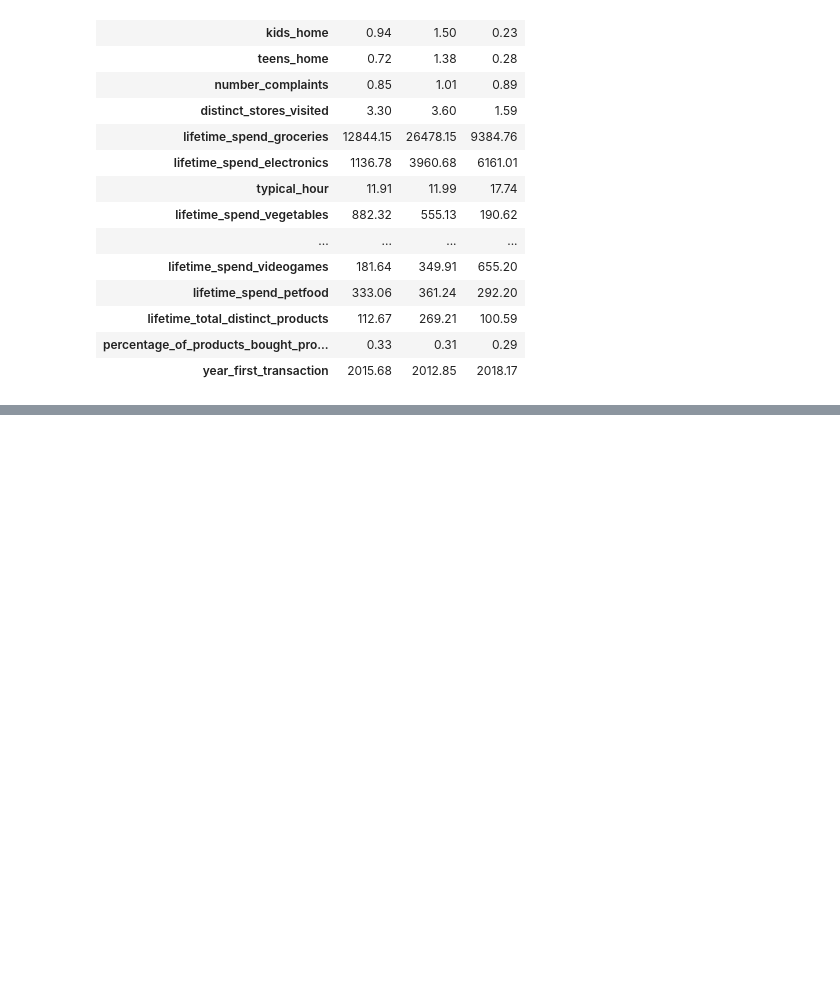
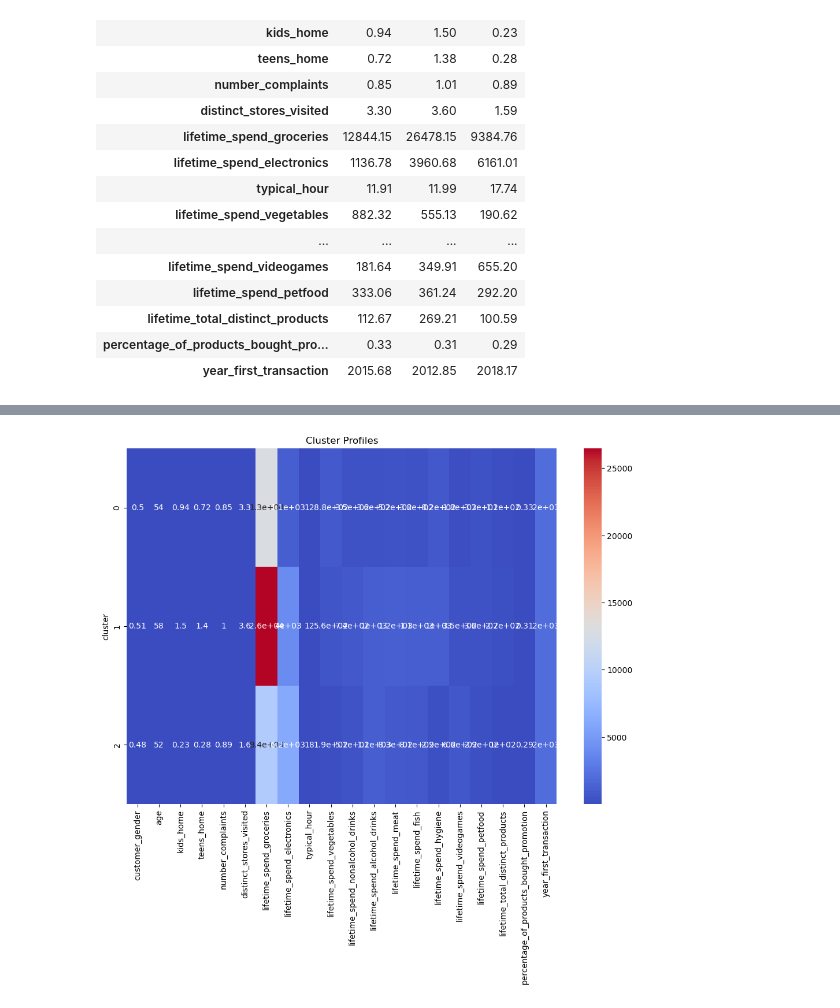
Before and after one commit to emmohan/MachineLearning2Project-, a Jupyter notebook: customer_segmentation.ipynb, the cells around one changed output, grey strips where cells are left out. Saved outputs shown, nothing was run; the diff lists cells and outputs as text; code cells hidden in the pictures; blank space fills up the shorter version.

Commit message:
finished cluster interpretation

```diff
--- a/customer_segmentation.ipynb
+++ b/customer_segmentation.ipynb
@@ -441,0 +472,11 @@ cluster_profile.T
+# %%
+plt.figure(figsize=(12,8))
+sns.heatmap(
+    cluster_profile,
+    annot=True,
+    cmap="coolwarm"
+)
+plt.title("Cluster Profiles")
+plt.show()
+# %% [output]
+[figure, added]
```
Also changed, not shown: parts of 4 cells of this notebook.
